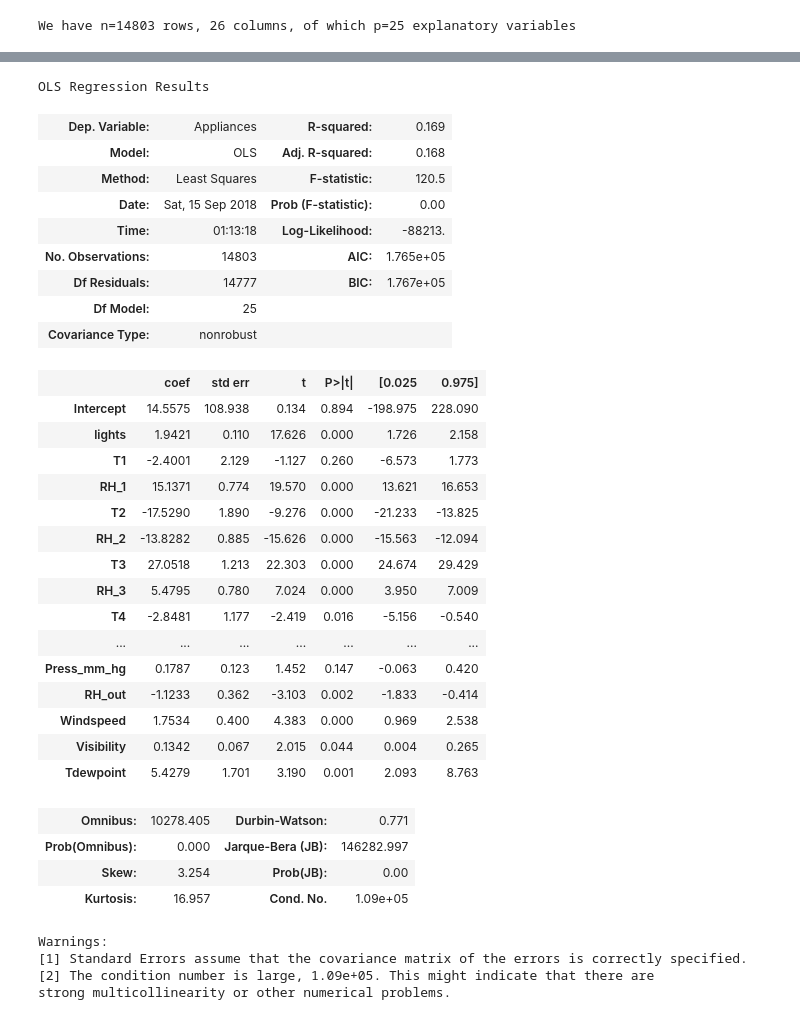
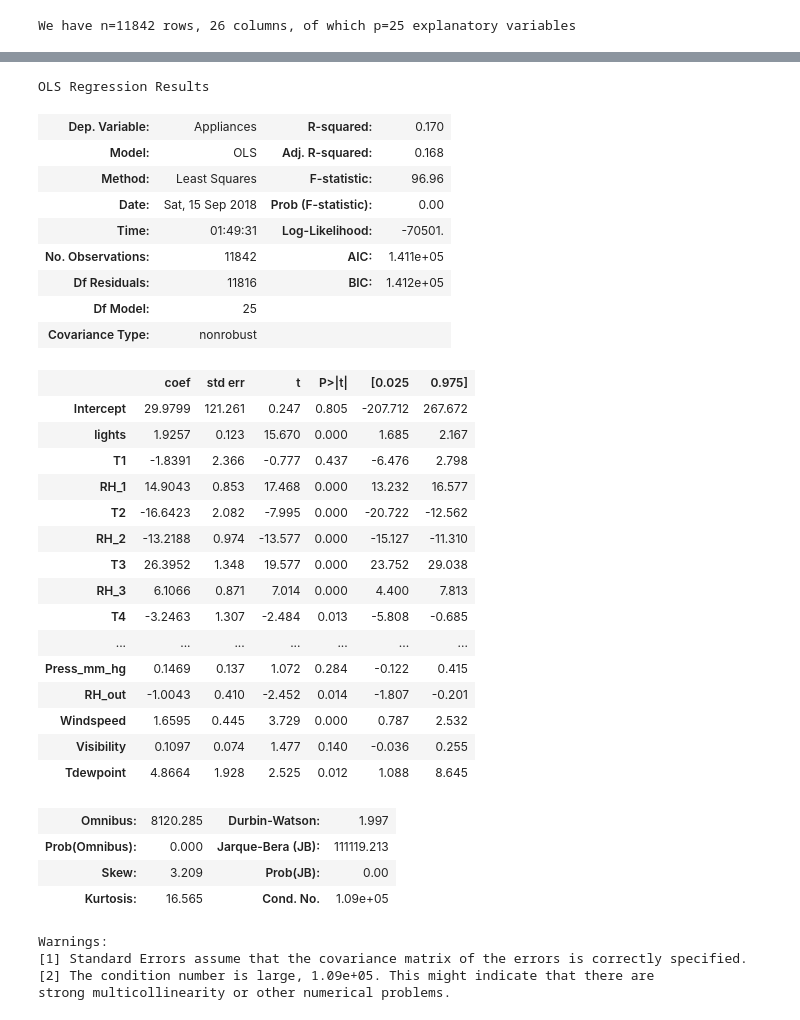
Before and after one commit to weirdyang/practice, a Jupyter notebook: applied_forecasting/Untitled.ipynb, the cells around one changed output, grey strips where cells are left out. Cells and saved outputs as stored; diff of their text form; code cells hidden in the pictures.

```diff
--- a/applied_forecasting/Untitled.ipynb
+++ b/applied_forecasting/Untitled.ipynb
@@ -1,5 +1,13 @@
 # %%
 import pandas as pd
 df = pd.read_csv('P1training.csv', parse_dates=True, index_col=0)
-df.head()
+print(df.head())
+
+from sklearn.model_selection import KFold, train_test_split
+# split into test and train sets
+train, test = train_test_split(df, test_size=0.2, random_state=5)
+print(train.head())
+print(test.head())
+print('n_train:',len(train))
+print('n_test:',len(test))
 # %% [output]
@@ -16,16 +33,16 @@ df.head()
 feat_cols = [col for col in df.columns if 'Appliances' not in col]
 
 #dimensions
-d = df.shape
+d = train.shape
 
 #numper of instances
-n = df.shape[0]
+n = train.shape[0]
 
 #number of input variables for regression
-p = df.shape[1] - 1
+p = train.shape[1] - 1
 
 print('We have n={} rows, {} columns, of which p={} explanatory variables'.format(n, d[1], p))
 # %% [output]
-We have n=14803 rows, 26 columns, of which p=25 explanatory variables
+We have n=11842 rows, 26 columns, of which p=25 explanatory variables
 # %%
 #list of variables and their types
@@ -51,47 +68,47 @@ dtype: object
 # %%
 # launching analysis
 # regression using formula
 import statsmodels.formula.api as smf
 
 #instantiate model
-model = smf.ols('Appliances ~ 1 + {}'.format(' + '.join(feat_cols)), data=df)
+model = smf.ols('Appliances ~ 1 + {}'.format(' + '.join(feat_cols)), data=train)
 
 #fit the model
 results = model.fit()
 
 #detailed results
 results.summary()
 # %% [output]
 OLS Regression Results
-| Dep. Variable: | Appliances | R-squared: | 0.169 |
+| Dep. Variable: | Appliances | R-squared: | 0.170 |
 | Model: | OLS | Adj. R-squared: | 0.168 |
-| Method: | Least Squares | F-statistic: | 120.5 |
+| Method: | Least Squares | F-statistic: | 96.96 |
 | Date: | Sat, 15 Sep 2018 | Prob (F-statistic): | 0.00 |
-| Time: | 01:13:18 | Log-Likelihood: | -88213. |
-| No. Observations: | 14803 | AIC: | 1.765e+05 |
-| Df Residuals: | 14777 | BIC: | 1.767e+05 |
+| Time: | 01:49:31 | Log-Likelihood: | -70501. |
+| No. Observations: | 11842 | AIC: | 1.411e+05 |
+| Df Residuals: | 11816 | BIC: | 1.412e+05 |
 | Df Model: | 25 |  |  |
 | Covariance Type: | nonrobust |  |  |
 |  | coef | std err | t | P>|t| | [0.025 | 0.975] |
-| Intercept | 14.5575 | 108.938 | 0.134 | 0.894 | -198.975 | 228.090 |
-| lights | 1.9421 | 0.110 | 17.626 | 0.000 | 1.726 | 2.158 |
-| T1 | -2.4001 | 2.129 | -1.127 | 0.260 | -6.573 | 1.773 |
-| RH_1 | 15.1371 | 0.774 | 19.570 | 0.000 | 13.621 | 16.653 |
-| T2 | -17.5290 | 1.890 | -9.276 | 0.000 | -21.233 | -13.825 |
-| RH_2 | -13.8282 | 0.885 | -15.626 | 0.000 | -15.563 | -12.094 |
-| T3 | 27.0518 | 1.213 | 22.303 | 0.000 | 24.674 | 29.429 |
-| RH_3 | 5.4795 | 0.780 | 7.024 | 0.000 | 3.950 | 7.009 |
-| T4 | -2.8481 | 1.177 | -2.419 | 0.016 | -5.156 | -0.540 |
+| Intercept | 29.9799 | 121.261 | 0.247 | 0.805 | -207.712 | 267.672 |
+| lights | 1.9257 | 0.123 | 15.670 | 0.000 | 1.685 | 2.167 |
+| T1 | -1.8391 | 2.366 | -0.777 | 0.437 | -6.476 | 2.798 |
+| RH_1 | 14.9043 | 0.853 | 17.468 | 0.000 | 13.232 | 16.577 |
+| T2 | -16.6423 | 2.082 | -7.995 | 0.000 | -20.722 | -12.562 |
+| RH_2 | -13.2188 | 0.974 | -13.577 | 0.000 | -15.127 | -11.310 |
+| T3 | 26.3952 | 1.348 | 19.577 | 0.000 | 23.752 | 29.038 |
+| RH_3 | 6.1066 | 0.871 | 7.014 | 0.000 | 4.400 | 7.813 |
+| T4 | -3.2463 | 1.307 | -2.484 | 0.013 | -5.808 | -0.685 |
 | ... | ... | ... | ... | ... | ... | ... |
-| Press_mm_hg | 0.1787 | 0.123 | 1.452 | 0.147 | -0.063 | 0.420 |
-| RH_out | -1.1233 | 0.362 | -3.103 | 0.002 | -1.833 | -0.414 |
-| Windspeed | 1.7534 | 0.400 | 4.383 | 0.000 | 0.969 | 2.538 |
-| Visibility | 0.1342 | 0.067 | 2.015 | 0.044 | 0.004 | 0.265 |
-| Tdewpoint | 5.4279 | 1.701 | 3.190 | 0.001 | 2.093 | 8.763 |
+| Press_mm_hg | 0.1469 | 0.137 | 1.072 | 0.284 | -0.122 | 0.415 |
+| RH_out | -1.0043 | 0.410 | -2.452 | 0.014 | -1.807 | -0.201 |
+| Windspeed | 1.6595 | 0.445 | 3.729 | 0.000 | 0.787 | 2.532 |
+| Visibility | 0.1097 | 0.074 | 1.477 | 0.140 | -0.036 | 0.255 |
+| Tdewpoint | 4.8664 | 1.928 | 2.525 | 0.012 | 1.088 | 8.645 |
-| Omnibus: | 10278.405 | Durbin-Watson: | 0.771 |
-| Prob(Omnibus): | 0.000 | Jarque-Bera (JB): | 146282.997 |
-| Skew: | 3.254 | Prob(JB): | 0.00 |
-| Kurtosis: | 16.957 | Cond. No. | 1.09e+05 |
+| Omnibus: | 8120.285 | Durbin-Watson: | 1.997 |
+| Prob(Omnibus): | 0.000 | Jarque-Bera (JB): | 111119.213 |
+| Skew: | 3.209 | Prob(JB): | 0.00 |
+| Kurtosis: | 16.565 | Cond. No. | 1.09e+05 |
 Warnings:
 [1] Standard Errors assume that the covariance matrix of the errors is correctly specified.
 [2] The condition number is large, 1.09e+05. This might indicate that there are
```
Also changed, not shown: parts of 36 cells of this notebook.
